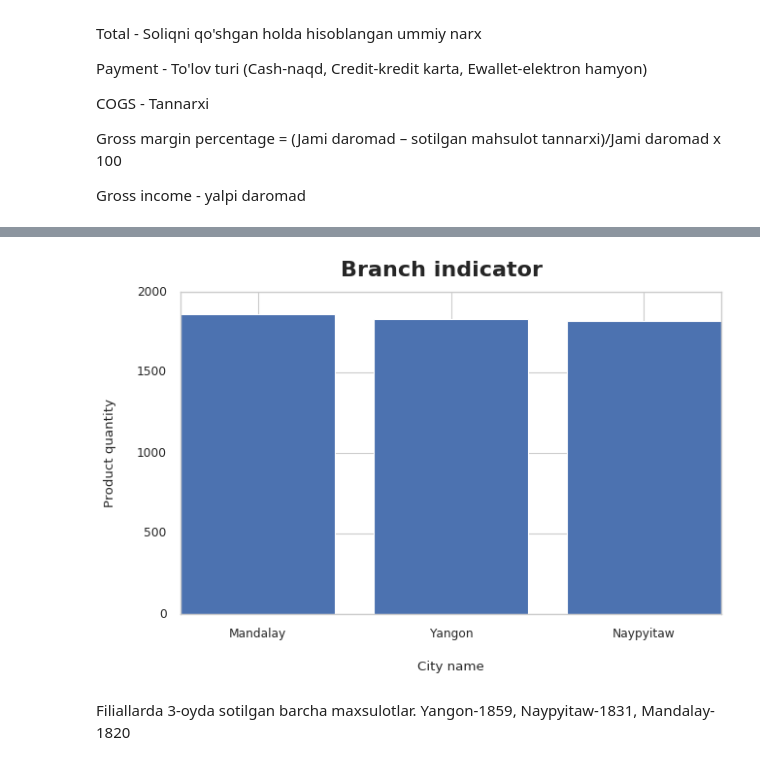
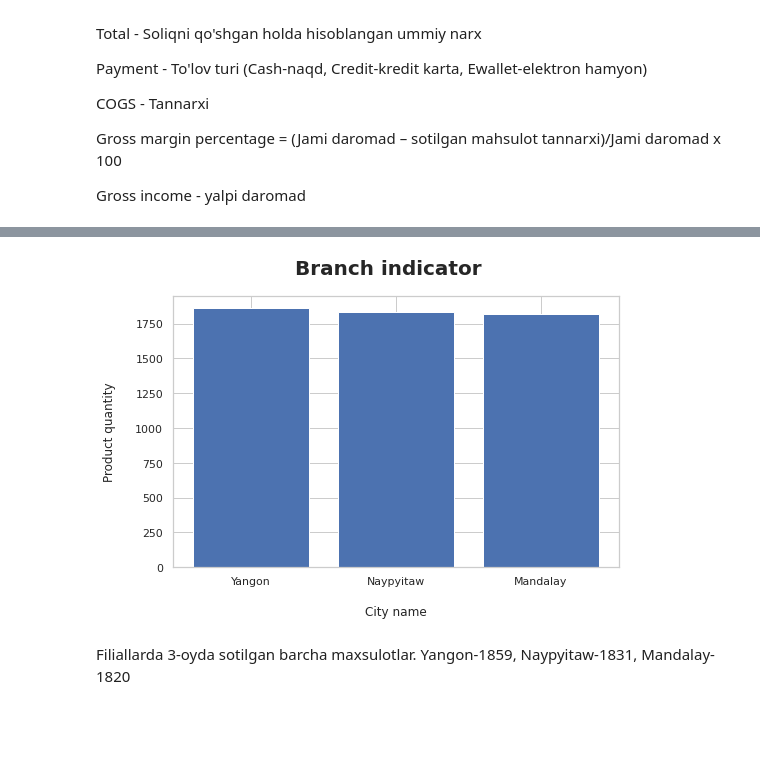
Before and after one commit to Islom-Radjapov/Supermarket_sales, a Jupyter notebook: market_project.ipynb, the cells around one changed output, grey strips where cells are left out. Cells and saved outputs as stored; diff of their text form; code cells hidden in the pictures; blank space fills up the shorter version.

```diff
--- a/market_project.ipynb
+++ b/market_project.ipynb
@@ -74,13 +74,13 @@ quantity_sum_all = [Yangon_sum, Naypyitaw_sum, Mandalay_sum ]      # Filallardag
 # %%
 # Har bir filalda sotilgan barcha maxsulotlarni vizuvalizatsiyasi
 sns.set_theme(style="whitegrid")
 fig, ax = plt.subplots(figsize=(8, 5))
-ax.bar(list(set(df['City'])), quantity_sum_all)
+ax.bar(tuple(df['City'].unique()), quantity_sum_all)
 ax.set( xlabel='\nCity name', ylabel='Product quantity\n')
 plt.suptitle('Branch indicator',fontsize='20',fontweight='bold')
 plt.show()
 # %% [output]
-[figure, old version]
+[figure, new version]
 # %% [markdown]
 Filiallarda 3-oyda sotilgan barcha maxsulotlar.
 Yangon-1859,  Naypyitaw-1831,  Mandalay-1820
```
Also changed, not shown: parts of 6 cells of this notebook.
